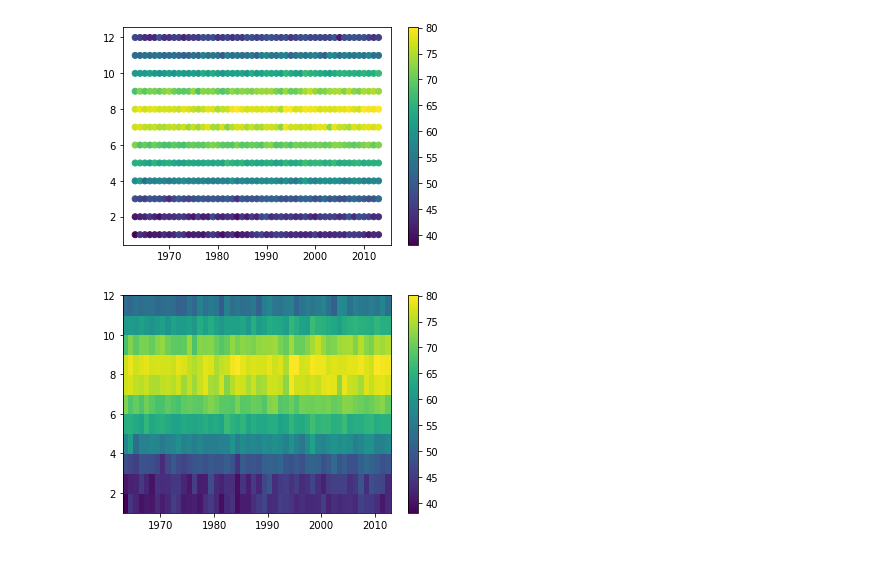
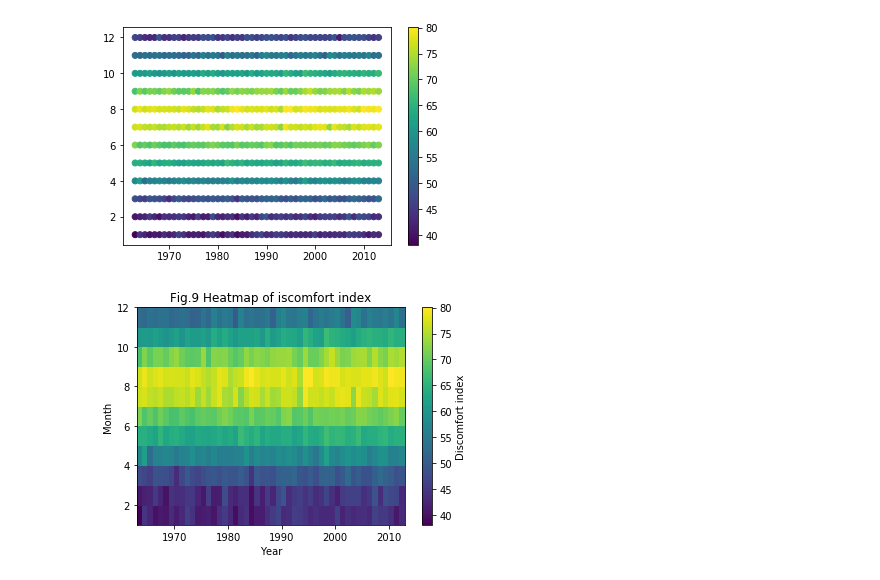
Before and after one commit to TakaakiKodama/Thu1, a Jupyter notebook: 0520/0528.ipynb, the cells around one changed output. Cells and saved outputs as stored; diff of their text form; code cells hidden in the pictures.

```diff
--- a/0520/0528.ipynb
+++ b/0520/0528.ipynb
@@ -156,9 +156,13 @@ plt.show()
 # %%
 discomfort_pcolor=discomfort.reshape(51,12).T
 # discomfort
 plt.pcolor(year,manth,discomfort_pcolor)
-plt.colorbar()
+plt.colorbar().set_label("Discomfort index")
+plt.title("Fig.9 Heatmap of iscomfort index")
+plt.xlabel("Year")
+plt.ylabel("Month")
+plt.savefig("fig/f9.png", dpi=300)
 plt.show()
 # plt.pcolor(discomfort_pcolor)
 # %% [output]
-[figure, old version]
+[figure, new version]
```
Also changed, not shown: parts of 1 cell of this notebook, 9 other files.
